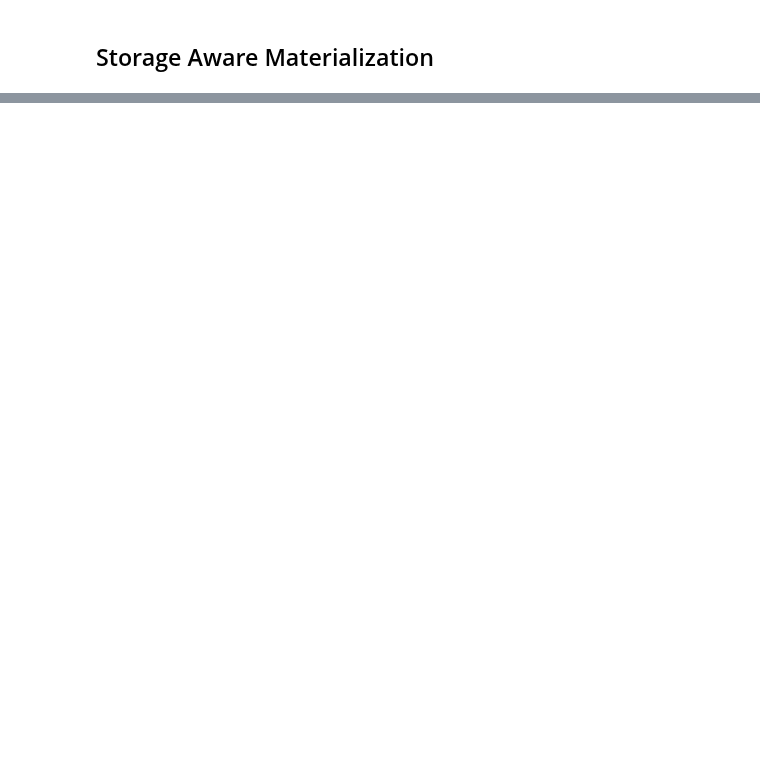
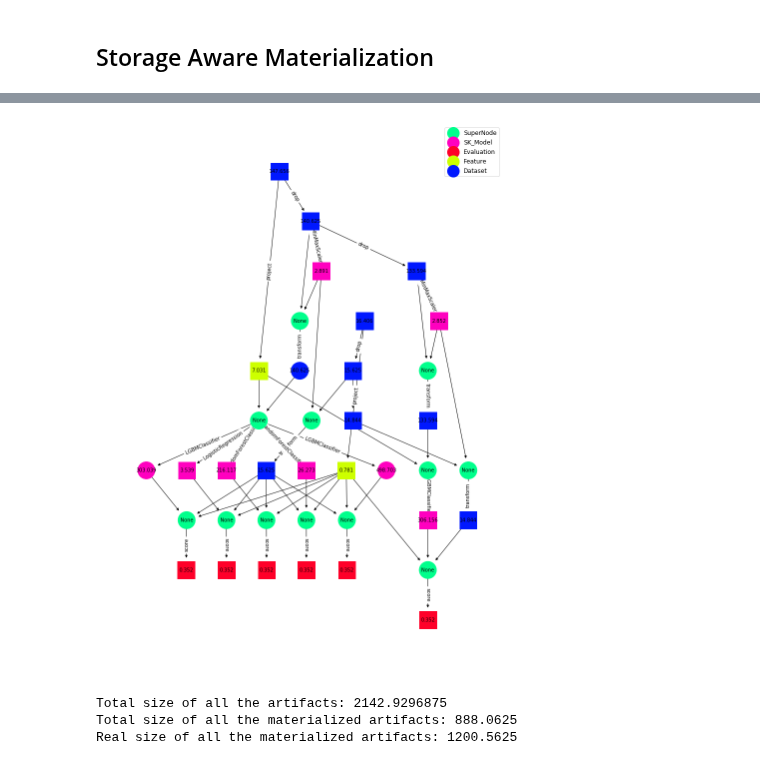
Before and after one commit to dbehrouz/ml-workload-optimization, a Jupyter notebook: code/collaborative-optimizer/experiment_graph/playground/materialization_test.ipynb, the cells around one changed output, grey strips where cells are left out. Cells and saved outputs as stored; diff of their text form; code cells hidden in the pictures; blank space fills up the shorter version.

Commit message:
fixes the storage aware materializer

```diff
--- a/code/collaborative-optimizer/experiment_graph/playground/materialization_test.ipynb
+++ b/code/collaborative-optimizer/experiment_graph/playground/materialization_test.ipynb
@@ -217,6 +272,6 @@ Total size of all the materialized artifacts: 760.1640625
 # %% [markdown]
 ## Storage Aware Materialization
 # %%
-from experiment_graph.materialization_algorithms.materialization_methods import HeuristicsMaterializer
+from experiment_graph.materialization_algorithms.materialization_methods import StorageAwareMaterializer
 budget = 1024
-heuristicsMat = (storage_budget = budget)
+heuristicsMat = StorageAwareMaterializer(storage_budget=budget)
@@ -224,0 +278,7 @@ NameError: name 'StorageAwareMaterializer' is not defined
+# %%
+# Prepare the Data
+# Create Execution Environment with AllMaterializer
+ee = ExecutionEnvironment('dedup')
+workload = MaterializationTest()
+executor = CollaborativeExecutor(ee, heuristicsMat)
+executor.end_to_end_run(workload=workload, root_data=root_data)
@@ -225,3 +309,23 @@ NameError: name 'StorageAwareMaterializer' is not defined
 # %%
-
-ee_storage_aware.history_graph.plot_graph(plt, figsize=(14,20), labels_for_vertex=['size'], labels_for_edges=['name'], vertex_size=1200)
+executor.execution_environment.experiment_graph.plot_graph(
+    plt,
+    figsize=(14, 20),
+    labels_for_vertex=['size'],
+    labels_for_edges=['name'],
+    vertex_size=1200)
+# %% [output]
+[figure, added]
+# %%
+print 'Total size of all the artifacts: {}'.format(
+    executor.execution_environment.experiment_graph.get_total_size())
+
+print 'Total size of all the materialized artifacts: {}'.format(
+    executor.execution_environment.experiment_graph.get_real_size())
+
+print 'Real size of all the materialized artifacts: {}'.format(
+    executor.execution_environment.experiment_graph.
+    get_total_materialized_size())
+# %% [output]
+Total size of all the artifacts: 2142.9296875
+Total size of all the materialized artifacts: 888.0625
+Real size of all the materialized artifacts: 1200.5625
```
Also changed, not shown: parts of 9 cells of this notebook, 4 other files.
